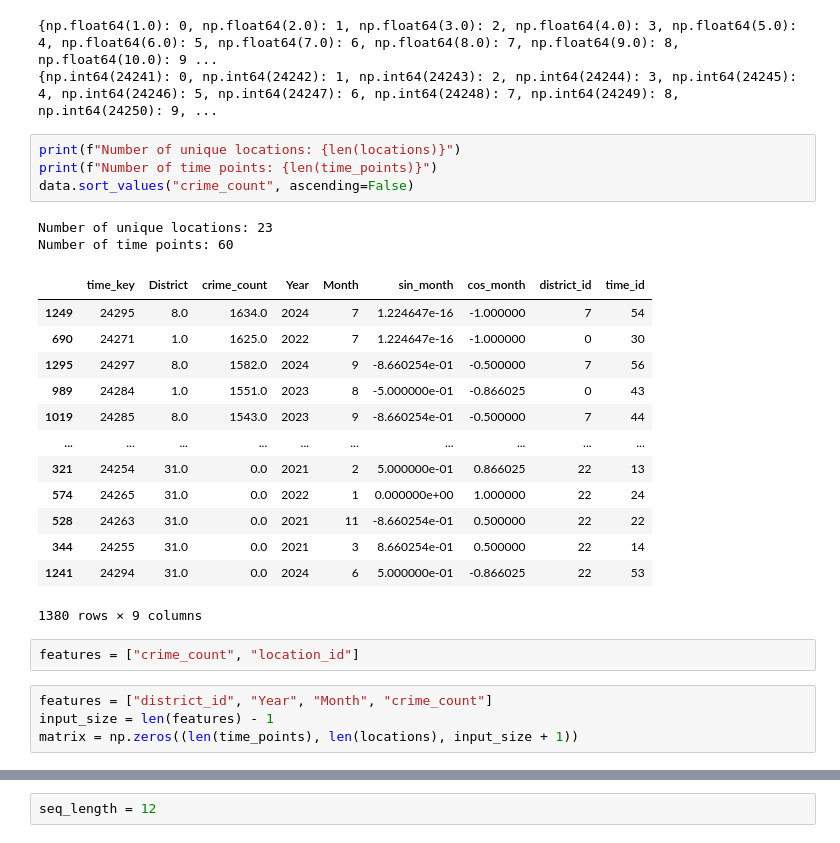
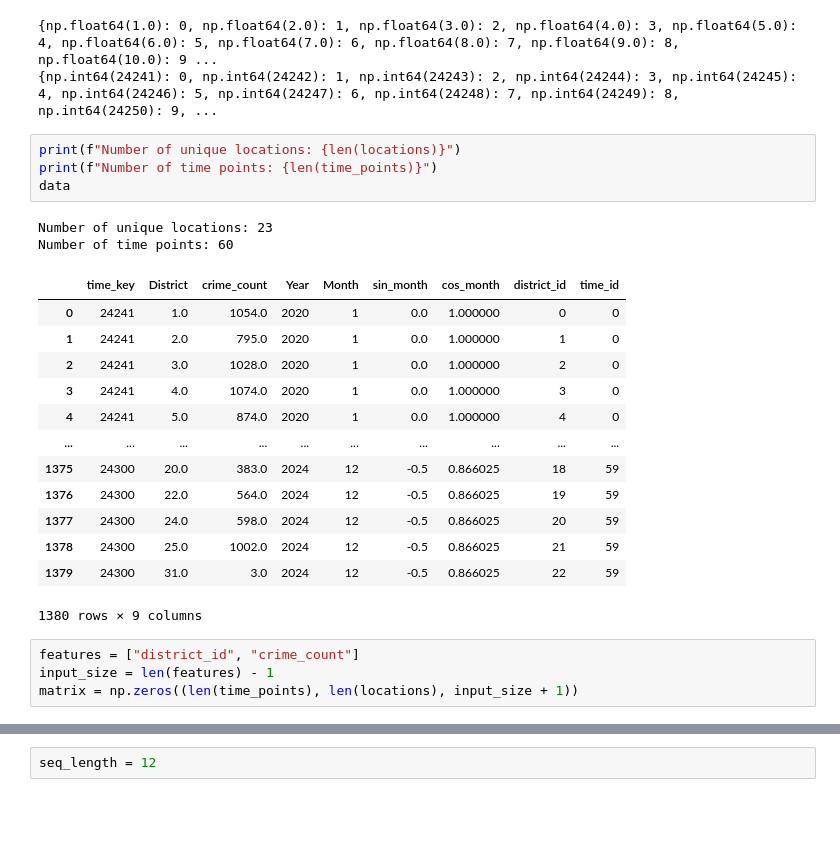
Before and after one commit to Lemonziz/IT5006Project, a Jupyter notebook: lstm_time_location copy.ipynb, the cells around one changed output, grey strips where cells are left out. Saved outputs shown, nothing was run; the diff lists cells and outputs as text; blank space fills up the shorter version.

```diff
--- a/lstm_time_location copy.ipynb
+++ b/lstm_time_location copy.ipynb
@@ -67,27 +67,25 @@ print(time_map)
 # %%
 print(f"Number of unique locations: {len(locations)}")
 print(f"Number of time points: {len(time_points)}")
-data.sort_values("crime_count", ascending=False)
+data
 # %% [output]
 Number of unique locations: 23
 Number of time points: 60
 |  | time_key | District | crime_count | Year | Month | sin_month | cos_month | district_id | time_id |
-| 1249 | 24295 | 8.0 | 1634.0 | 2024 | 7 | 1.224647e-16 | -1.000000 | 7 | 54 |
-| 690 | 24271 | 1.0 | 1625.0 | 2022 | 7 | 1.224647e-16 | -1.000000 | 0 | 30 |
-| 1295 | 24297 | 8.0 | 1582.0 | 2024 | 9 | -8.660254e-01 | -0.500000 | 7 | 56 |
-| 989 | 24284 | 1.0 | 1551.0 | 2023 | 8 | -5.000000e-01 | -0.866025 | 0 | 43 |
-| 1019 | 24285 | 8.0 | 1543.0 | 2023 | 9 | -8.660254e-01 | -0.500000 | 7 | 44 |
+| 0 | 24241 | 1.0 | 1054.0 | 2020 | 1 | 0.0 | 1.000000 | 0 | 0 |
+| 1 | 24241 | 2.0 | 795.0 | 2020 | 1 | 0.0 | 1.000000 | 1 | 0 |
+| 2 | 24241 | 3.0 | 1028.0 | 2020 | 1 | 0.0 | 1.000000 | 2 | 0 |
+| 3 | 24241 | 4.0 | 1074.0 | 2020 | 1 | 0.0 | 1.000000 | 3 | 0 |
+| 4 | 24241 | 5.0 | 874.0 | 2020 | 1 | 0.0 | 1.000000 | 4 | 0 |
 | ... | ... | ... | ... | ... | ... | ... | ... | ... | ... |
-| 321 | 24254 | 31.0 | 0.0 | 2021 | 2 | 5.000000e-01 | 0.866025 | 22 | 13 |
-| 574 | 24265 | 31.0 | 0.0 | 2022 | 1 | 0.000000e+00 | 1.000000 | 22 | 24 |
-| 528 | 24263 | 31.0 | 0.0 | 2021 | 11 | -8.660254e-01 | 0.500000 | 22 | 22 |
-| 344 | 24255 | 31.0 | 0.0 | 2021 | 3 | 8.660254e-01 | 0.500000 | 22 | 14 |
-| 1241 | 24294 | 31.0 | 0.0 | 2024 | 6 | 5.000000e-01 | -0.866025 | 22 | 53 |
+| 1375 | 24300 | 20.0 | 383.0 | 2024 | 12 | -0.5 | 0.866025 | 18 | 59 |
+| 1376 | 24300 | 22.0 | 564.0 | 2024 | 12 | -0.5 | 0.866025 | 19 | 59 |
+| 1377 | 24300 | 24.0 | 598.0 | 2024 | 12 | -0.5 | 0.866025 | 20 | 59 |
+| 1378 | 24300 | 25.0 | 1002.0 | 2024 | 12 | -0.5 | 0.866025 | 21 | 59 |
+| 1379 | 24300 | 31.0 | 3.0 | 2024 | 12 | -0.5 | 0.866025 | 22 | 59 |
 1380 rows × 9 columns
-# %%
-features = ["crime_count", "location_id"]
 # %%
-features = ["district_id", "Year", "Month", "crime_count"]
+features = ["district_id", "crime_count"]
 input_size = len(features) - 1
 matrix = np.zeros((len(time_points), len(locations), input_size + 1))
 # %%
```
Also changed, not shown: parts of 13 cells of this notebook, 2 other files.
